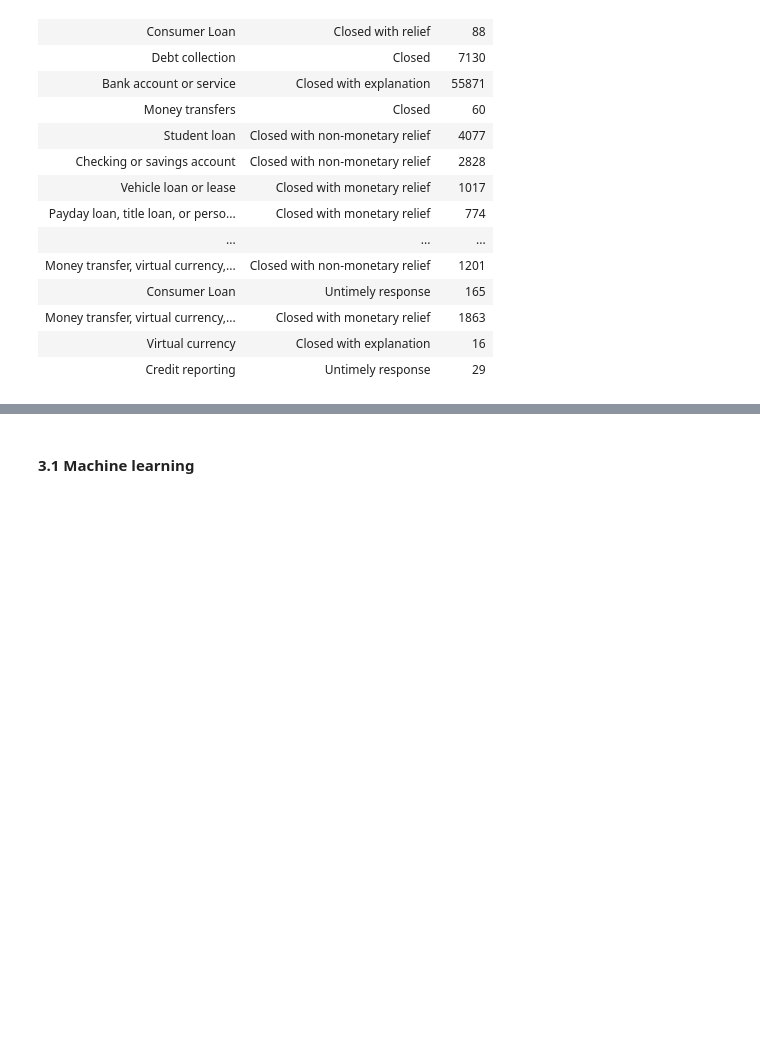
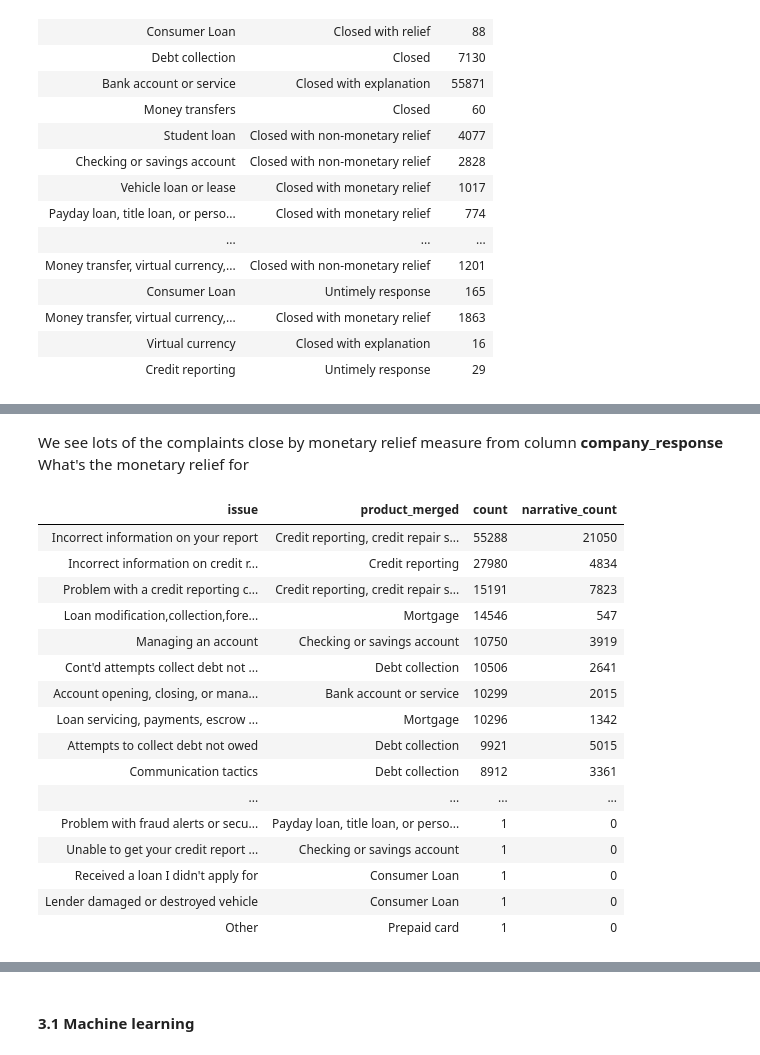
Before and after one commit to rachel0614/BDA2021Project1, a Jupyter notebook: BDA/CustomerComplaint.ipynb, the cells around one changed output, grey strips where cells are left out. Saved outputs shown, nothing was run; the diff lists cells and outputs as text; code cells hidden in the pictures; blank space fills up the shorter version.

```diff
--- a/BDA/CustomerComplaint.ipynb
+++ b/BDA/CustomerComplaint.ipynb
@@ -454,0 +436,28 @@ df_company_response_by_year.sort_values("Closed with monetary relief",ascending=
+# %% [markdown]
+We see lots of the complaints close by monetary relief measure from column **company_response**
+What's the monetary relief for
+# %%
+# sub_product is 'Credit reporting' since 2017
+# as the words cloud resource
+sdf_content_relief_issue = sqlContext.sql("SELECT issue,product_merged, " + \
+          " count(1) as count,sum(CASE WHEN complaint_what_happened !='' THEN 1 ELSE 0 END) as narrative_count " + \
+          " FROM t_complaints WHERE company_response like '%relief%' GROUP BY issue,product_merged ORDER BY 3 DESC")
+display(sdf_content_relief_issue)
+# %% [output]
+| issue | product_merged | count | narrative_count |
+| Incorrect information on your report | Credit reporting, credit repair s... | 55288 | 21050 |
+| Incorrect information on credit r... | Credit reporting | 27980 | 4834 |
+| Problem with a credit reporting c... | Credit reporting, credit repair s... | 15191 | 7823 |
+| Loan modification,collection,fore... | Mortgage | 14546 | 547 |
+| Managing an account | Checking or savings account | 10750 | 3919 |
+| Cont'd attempts collect debt not ... | Debt collection | 10506 | 2641 |
+| Account opening, closing, or mana... | Bank account or service | 10299 | 2015 |
+| Loan servicing, payments, escrow ... | Mortgage | 10296 | 1342 |
+| Attempts to collect debt not owed | Debt collection | 9921 | 5015 |
+| Communication tactics | Debt collection | 8912 | 3361 |
+| ... | ... | ... | ... |
+| Problem with fraud alerts or secu... | Payday loan, title loan, or perso... | 1 | 0 |
+| Unable to get your credit report ... | Checking or savings account | 1 | 0 |
+| Received a loan I didn't apply for | Consumer Loan | 1 | 0 |
+| Lender damaged or destroyed vehicle | Consumer Loan | 1 | 0 |
+| Other | Prepaid card | 1 | 0 |
```
Also changed, not shown: parts of 54 cells of this notebook, 11 other files.
